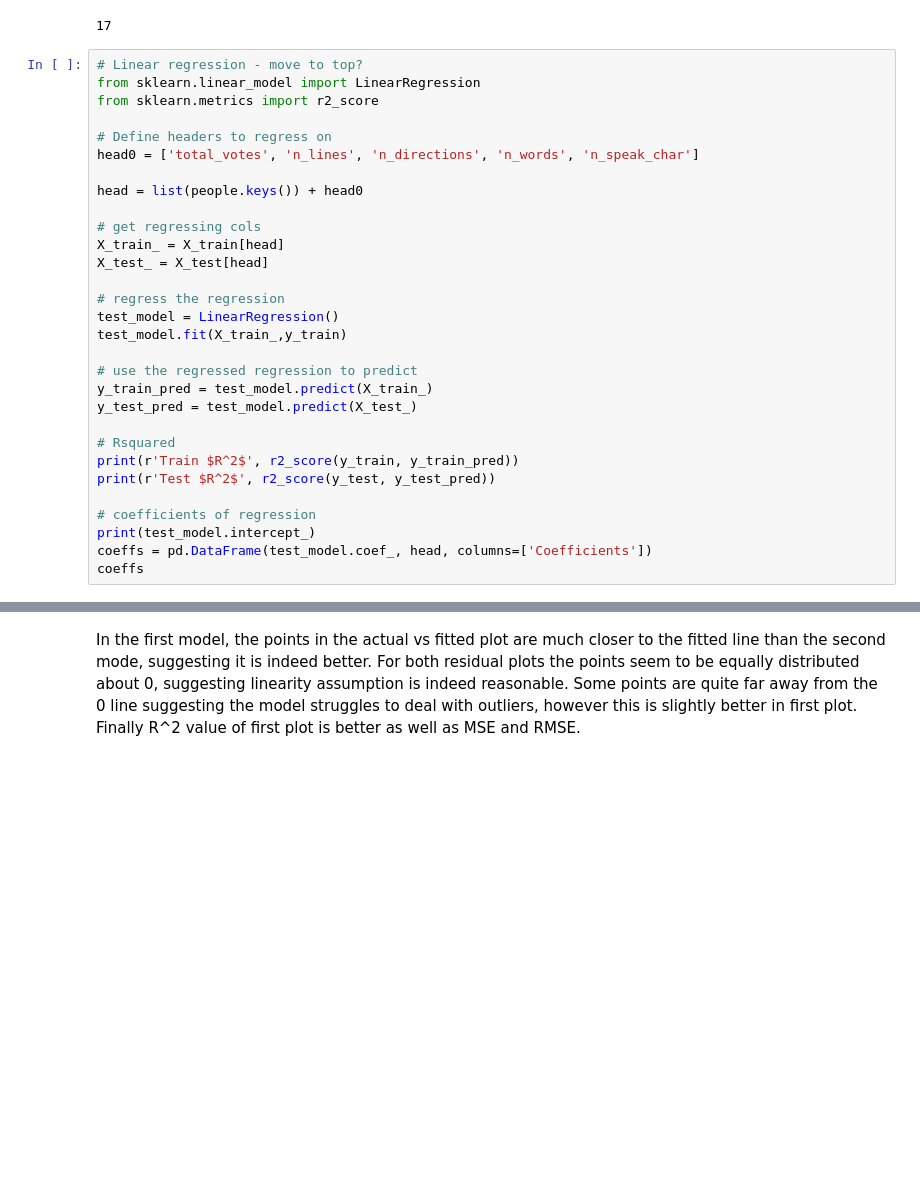
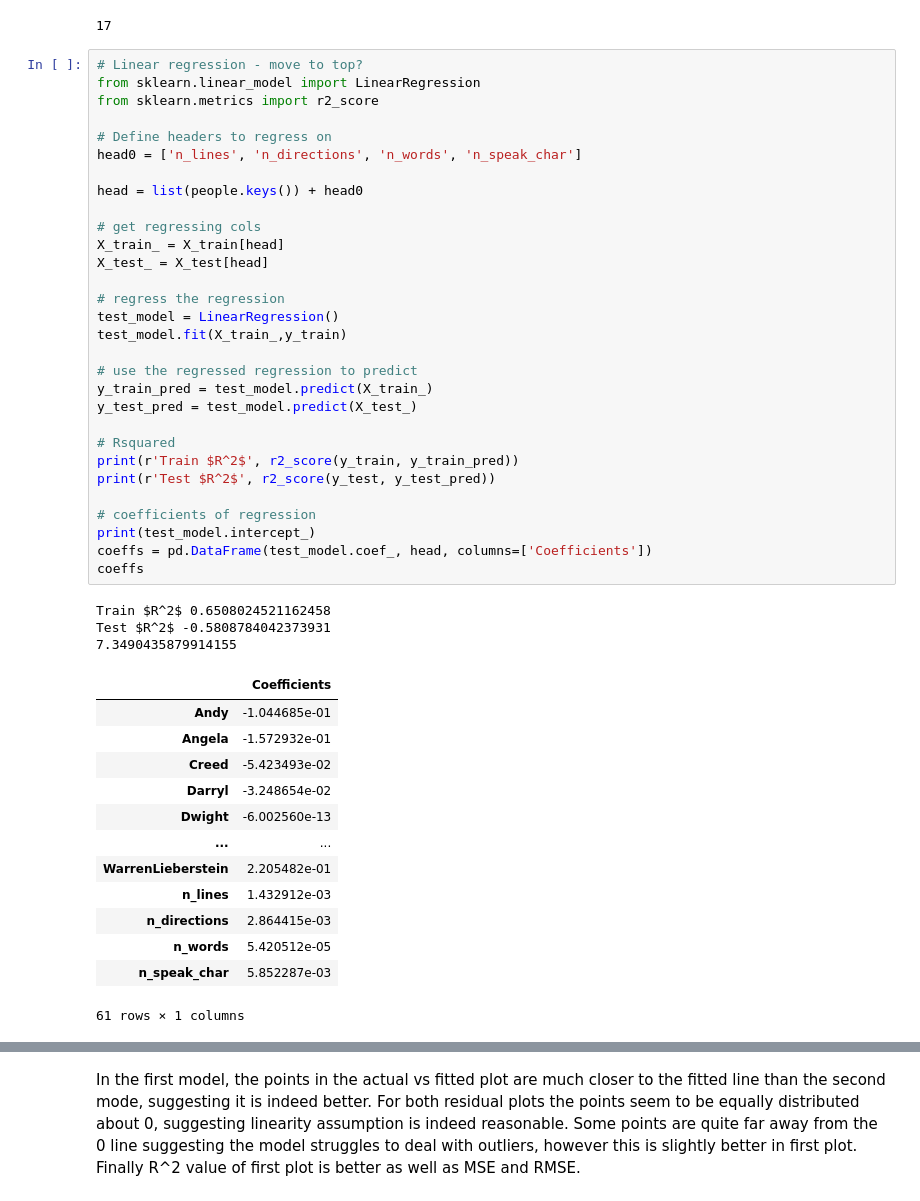
Before and after one commit to aidangarrity/MachineLearningProj1, a Jupyter notebook: project1.ipynb, the cells around one changed output, grey strips where cells are left out. Saved outputs shown, nothing was run; the diff lists cells and outputs as text; blank space fills up the shorter version.

```diff
--- a/project1.ipynb
+++ b/project1.ipynb
@@ -440,33 +407,50 @@ np.linalg.matrix_rank(chars)
 # %%
 # Linear regression - move to top?
 from sklearn.linear_model import LinearRegression
 from sklearn.metrics import r2_score
 
 # Define headers to regress on
-head0 = ['total_votes', 'n_lines', 'n_directions', 'n_words', 'n_speak_char']
+head0 = ['n_lines', 'n_directions', 'n_words', 'n_speak_char']
 
 head = list(people.keys()) + head0
 
 # get regressing cols
 X_train_ = X_train[head]
 X_test_ = X_test[head]
 
 # regress the regression
 test_model = LinearRegression()
 test_model.fit(X_train_,y_train)
 
 # use the regressed regression to predict
 y_train_pred = test_model.predict(X_train_)
 y_test_pred = test_model.predict(X_test_)
 
 # Rsquared
 print(r'Train $R^2$', r2_score(y_train, y_train_pred))
 print(r'Test $R^2$', r2_score(y_test, y_test_pred))
 
 # coefficients of regression
 print(test_model.intercept_)
 coeffs = pd.DataFrame(test_model.coef_, head, columns=['Coefficients'])
 coeffs
+# %% [output]
+Train $R^2$ 0.6508024521162458
+Test $R^2$ -0.5808784042373931
+7.3490435879914155
+|  | Coefficients |
+| Andy | -1.044685e-01 |
+| Angela | -1.572932e-01 |
+| Creed | -5.423493e-02 |
+| Darryl | -3.248654e-02 |
+| Dwight | -6.002560e-13 |
+| ... | ... |
+| WarrenLieberstein | 2.205482e-01 |
+| n_lines | 1.432912e-03 |
+| n_directions | 2.864415e-03 |
+| n_words | 5.420512e-05 |
+| n_speak_char | 5.852287e-03 |
+61 rows × 1 columns
 # %%
 model_fit(test_model, X_train_, y_train, plot = True)
 print(get_coefs(test_model))
```
Also changed, not shown: parts of 11 cells of this notebook.
